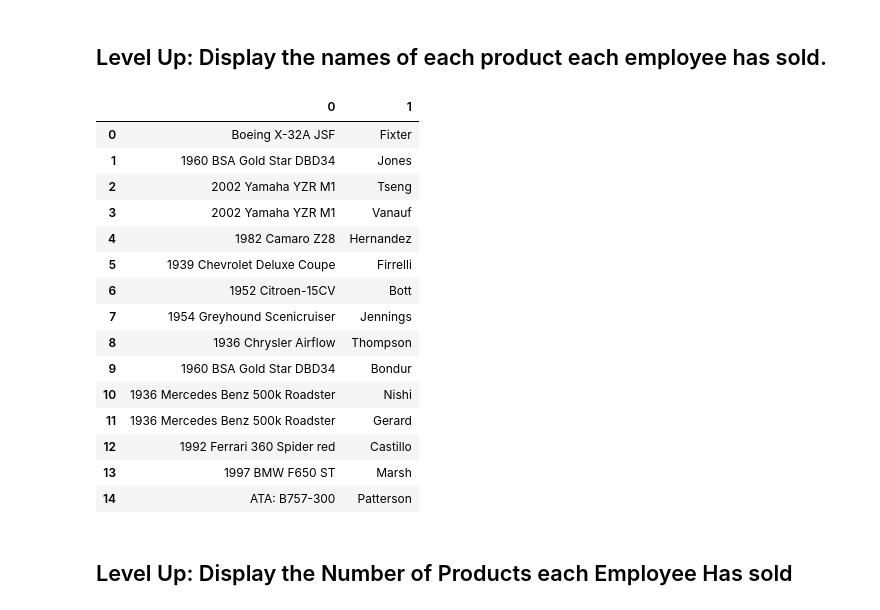
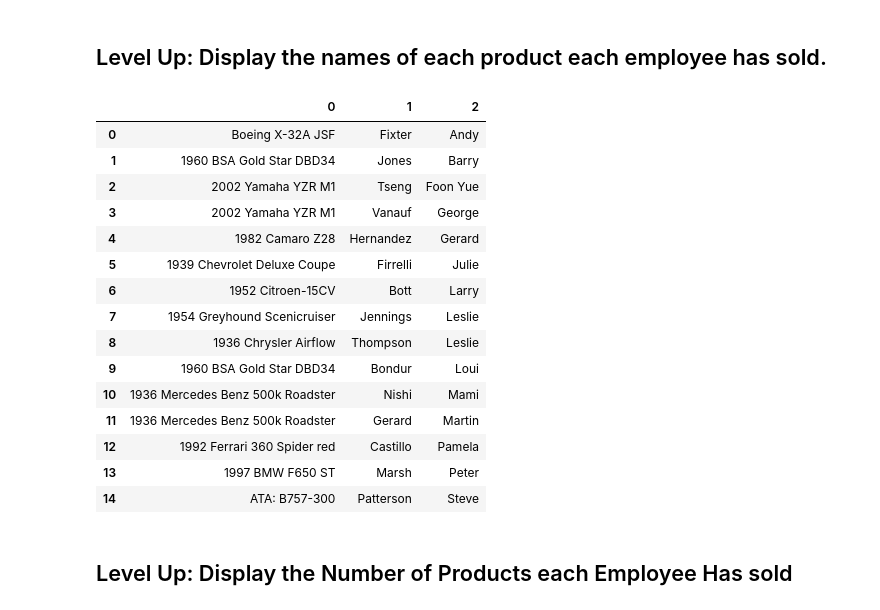
Before and after one commit to mubarakb/dsc-0-05-10-join-statements-lab-nyc-career-ds-102218, a Jupyter notebook: index.ipynb, the cells around one changed output. Cells and saved outputs as stored; diff of their text form; code cells hidden in the pictures.

```diff
--- a/index.ipynb
+++ b/index.ipynb
@@ -97,36 +97,36 @@ cur.execute('''SELECT comments FROM orders JOIN customers USING(customerNumber)
 ## Level Up: Display the names of each product each employee has sold.
 # %%
 # Your code here
-cur.execute('''SELECT productName, lastName, first from employees
+cur.execute('''SELECT productName, lastName, firstName from employees
                       join
                       customers
                       on employees.employeeNumber = customers.salesRepEmployeeNumber
                       join orders
                       using(customerNumber)
                       join orderdetails
                       using(orderNumber)
                       join products
                       using(productCode) GROUP BY firstName, lastName;''')
 df = pd.DataFrame(cur.fetchall())
 
 df
 # %% [output]
-|  | 0 | 1 |
-| 0 | Boeing X-32A JSF | Fixter |
-| 1 | 1960 BSA Gold Star DBD34 | Jones |
-| 2 | 2002 Yamaha YZR M1 | Tseng |
-| 3 | 2002 Yamaha YZR M1 | Vanauf |
-| 4 | 1982 Camaro Z28 | Hernandez |
-| 5 | 1939 Chevrolet Deluxe Coupe | Firrelli |
-| 6 | 1952 Citroen-15CV | Bott |
-| 7 | 1954 Greyhound Scenicruiser | Jennings |
-| 8 | 1936 Chrysler Airflow | Thompson |
-| 9 | 1960 BSA Gold Star DBD34 | Bondur |
-| 10 | 1936 Mercedes Benz 500k Roadster | Nishi |
-| 11 | 1936 Mercedes Benz 500k Roadster | Gerard |
-| 12 | 1992 Ferrari 360 Spider red | Castillo |
-| 13 | 1997 BMW F650 ST | Marsh |
-| 14 | ATA: B757-300 | Patterson |
+|  | 0 | 1 | 2 |
+| 0 | Boeing X-32A JSF | Fixter | Andy |
+| 1 | 1960 BSA Gold Star DBD34 | Jones | Barry |
+| 2 | 2002 Yamaha YZR M1 | Tseng | Foon Yue |
+| 3 | 2002 Yamaha YZR M1 | Vanauf | George |
+| 4 | 1982 Camaro Z28 | Hernandez | Gerard |
+| 5 | 1939 Chevrolet Deluxe Coupe | Firrelli | Julie |
+| 6 | 1952 Citroen-15CV | Bott | Larry |
+| 7 | 1954 Greyhound Scenicruiser | Jennings | Leslie |
+| 8 | 1936 Chrysler Airflow | Thompson | Leslie |
+| 9 | 1960 BSA Gold Star DBD34 | Bondur | Loui |
+| 10 | 1936 Mercedes Benz 500k Roadster | Nishi | Mami |
+| 11 | 1936 Mercedes Benz 500k Roadster | Gerard | Martin |
+| 12 | 1992 Ferrari 360 Spider red | Castillo | Pamela |
+| 13 | 1997 BMW F650 ST | Marsh | Peter |
+| 14 | ATA: B757-300 | Patterson | Steve |
 # %% [markdown]
 ## Level Up: Display the Number of Products each Employee Has sold
 # %%
```
